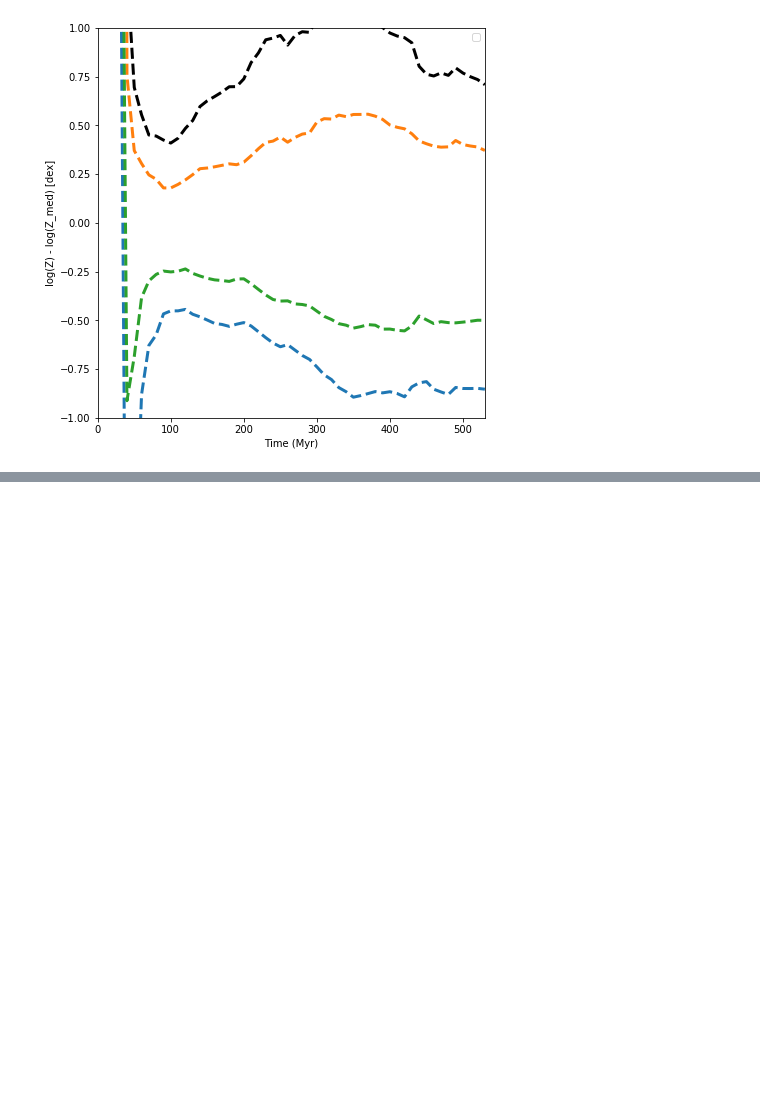
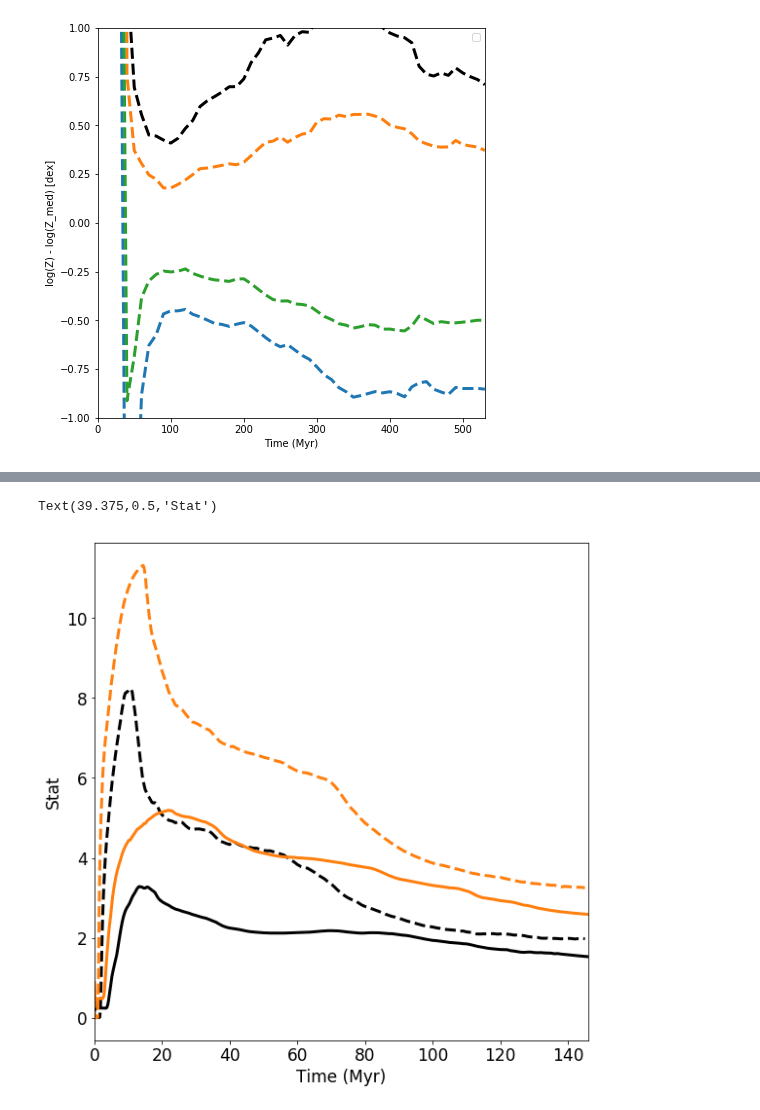
Before and after one commit to aemerick/galaxy_analysis, a Jupyter notebook: notebooks/enrichment_fraction_evolution.ipynb, the cells around one changed output, grey strips where cells are left out. Cells and saved outputs as stored; diff of their text form; code cells hidden in the pictures; blank space fills up the shorter version.

```diff
--- a/notebooks/enrichment_fraction_evolution.ipynb
+++ b/notebooks/enrichment_fraction_evolution.ipynb
@@ -24,10 +24,13 @@ The backend was *originally* set to 'module://ipykernel.pylab.backend_inline' by
 
   mpl.use('Agg')
 # %%
-infile = '/home/aemerick/work/enzo_runs/sn_H2atten_H2sh/abundances.h5'
+infile = '/home/aemerick/work/enzo_runs/mixing_experiment/SNE1/SNE1_gas_abundances.h5'
 
 h5data    = h5py.File(infile,'r')
-#zbins     = dd.io.load(infile,'/DD0500/CNM/mass_fraction/bins')
+zbins     = dd.io.load(infile,'/DD0500/CNM/mass_fraction/bins')
 data_list = np.sort([x for x in h5data.keys() if 'DD' in x])
+
+
+infile2 = '/home/aemerick/work/enzo_runs/mixing_experiment/HNE1/HNE1_gas_abundances.h5'
+h5data2    = h5py.File(infile2,'r')
+data_list2 = np.sort([x for x in h5data2.keys() if 'DD' in x])
-# %%
-data = dd.io.load(infile)
@@ -235,0 +356,34 @@ ax.set_ylim(-1,1)
+# %%
+mean = get_stat('mean', logval = True, average_all = True)
+Q1   = get_stat('Q1', logval = True, average_all = True)
+Q3   = get_stat('Q3', logval = True, average_all = True)
+d9   = get_stat('decile_9',logval=True,average_all=True)
+d1   = get_stat('decile_1',logval=True,average_all=True)
+# %%
+
+
+mean_2 = get_stat('mean', logval = True, average_all = True, data_names = data_list2, fname=infile2)
+Q1_2   = get_stat('Q1', logval = True, average_all = True, data_names = data_list2, fname=infile2)
+Q3_2   = get_stat('Q3', logval = True, average_all = True, data_names = data_list2, fname=infile2)
+d9_2   = get_stat('decile_9',logval=True,average_all=True, data_names = data_list2, fname=infile2)
+d1_2   = get_stat('decile_1',logval=True,average_all=True, data_names = data_list2, fname=infile2)
+# %%
+fig, ax = plt.subplots()
+fig.set_size_inches(8,8)
+
+ax.plot(mean['time'], Q3['average'] - Q1['average'], lw = 3, color = 'black', label = 'SNE IQR')
+ax.plot(mean_2['time'], Q3_2['Na'] - Q1_2['Na'], lw = 3, color = 'black', ls = '--', label = 'HNE IQR')
+
+ax.plot(mean['time'], d9['average'] - d1['average'], lw = 3, color = 'C1', label = 'SNE d9d1')
+ax.plot(mean_2['time'], d9_2['Na'] - d1_2['Na'], lw = 3, color = 'C1', ls = '--', label = 'HNE d9d1')
+
+
+ax.set_xlim(mean['time'][0], mean['time'][-1])
+
+plt.tight_layout()
+
+ax.set_xlabel(r'Time (Myr)')
+ax.set_ylabel(r'Stat')
+# %% [output]
+Text(39.375,0.5,'Stat')
+[figure, added]
```
Also changed, not shown: parts of 11 cells of this notebook.
